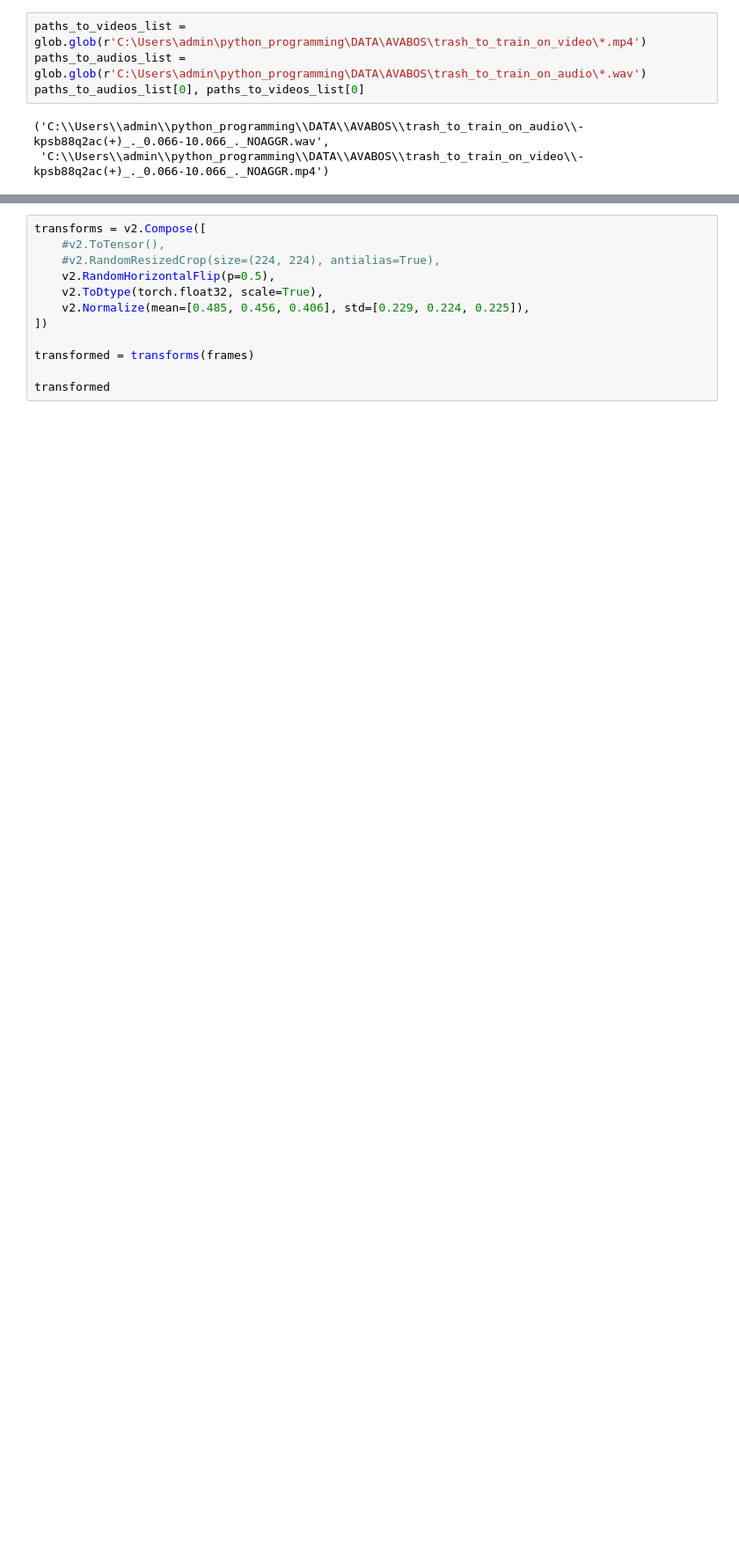
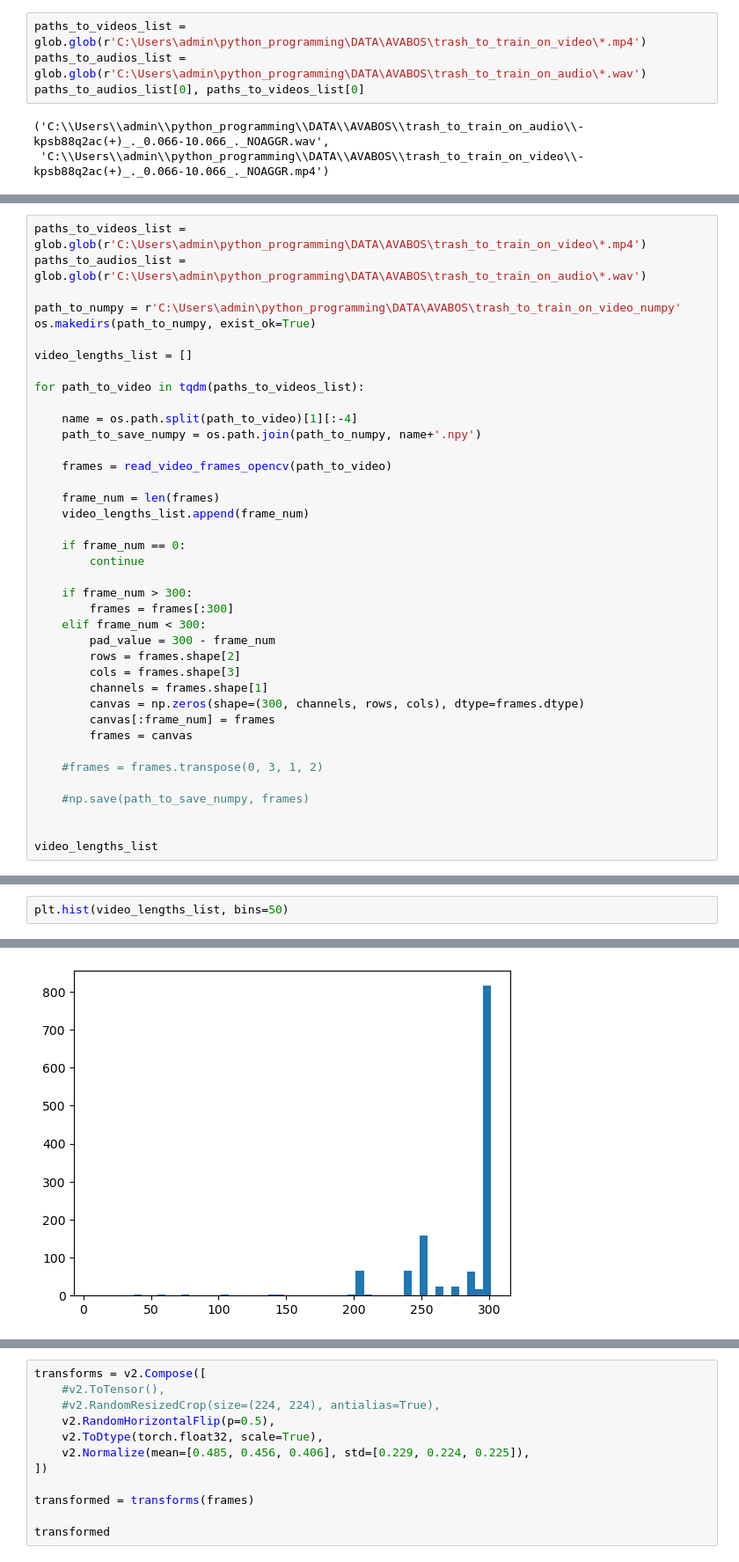
Before and after one commit to cafe1930/MultimodalAggressionRecognition, a Jupyter notebook: test.ipynb, the cells around one changed output, grey strips where cells are left out. Shown at 88% size. Cells and saved outputs as stored; diff of their text form; blank space fills up the shorter version.

```diff
--- a/test.ipynb
+++ b/test.ipynb
@@ -40,0 +113,39 @@ paths_to_audios_list[0], paths_to_videos_list[0]
+# %%
+paths_to_videos_list = glob.glob(r'C:\Users\admin\python_programming\DATA\AVABOS\trash_to_train_on_video\*.mp4')
+paths_to_audios_list = glob.glob(r'C:\Users\admin\python_programming\DATA\AVABOS\trash_to_train_on_audio\*.wav')
+
+path_to_numpy = r'C:\Users\admin\python_programming\DATA\AVABOS\trash_to_train_on_video_numpy'
+os.makedirs(path_to_numpy, exist_ok=True)
+
+video_lengths_list = []
+
+for path_to_video in tqdm(paths_to_videos_list):
+
+    name = os.path.split(path_to_video)[1][:-4]
+    path_to_save_numpy = os.path.join(path_to_numpy, name+'.npy')
+
+    frames = read_video_frames_opencv(path_to_video)
+
+    frame_num = len(frames)
+    video_lengths_list.append(frame_num)
+
+    if frame_num == 0:
+        continue
+
+    if frame_num > 300:
+        frames = frames[:300]
+    elif frame_num < 300:
+        pad_value = 300 - frame_num
+        rows = frames.shape[2]
+        cols = frames.shape[3]
+        channels = frames.shape[1]
+        canvas = np.zeros(shape=(300, channels, rows, cols), dtype=frames.dtype)
+        canvas[:frame_num] = frames
+        frames = canvas
+
+    #frames = frames.transpose(0, 3, 1, 2)
+
+    #np.save(path_to_save_numpy, frames)
+
+
+video_lengths_list
@@ -40,0 +158,3 @@ paths_to_audios_list[0], paths_to_videos_list[0]
+# %%
+plt.hist(video_lengths_list, bins=50)
+# %% [output]
@@ -41,3 +174,4 @@ paths_to_audios_list[0], paths_to_videos_list[0]
+[figure, added]
 # %%
 paths_to_videos_list = glob.glob(r'C:\Users\admin\python_programming\DATA\AVABOS\trash_to_train_on_video\*.mp4')
 paths_to_audios_list = glob.glob(r'C:\Users\admin\python_programming\DATA\AVABOS\trash_to_train_on_audio\*.wav')
```
Also changed, not shown: parts of 15 cells of this notebook, 2 other files.
